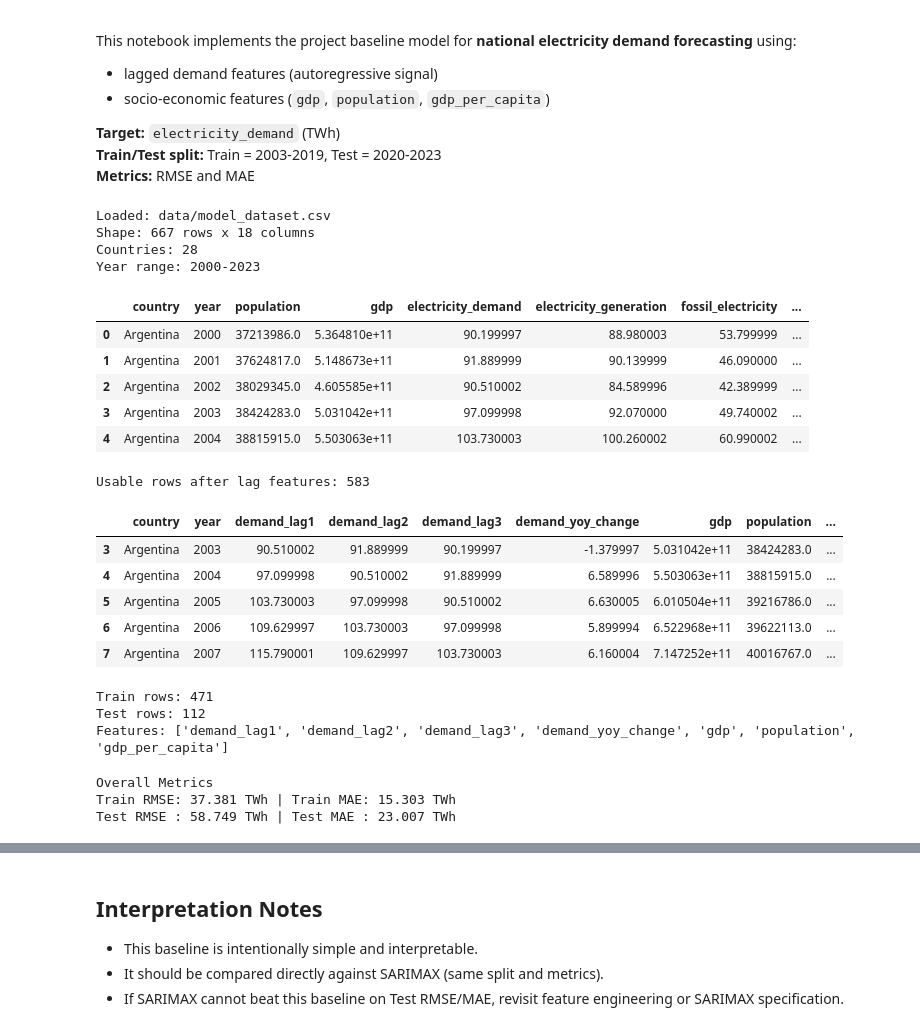
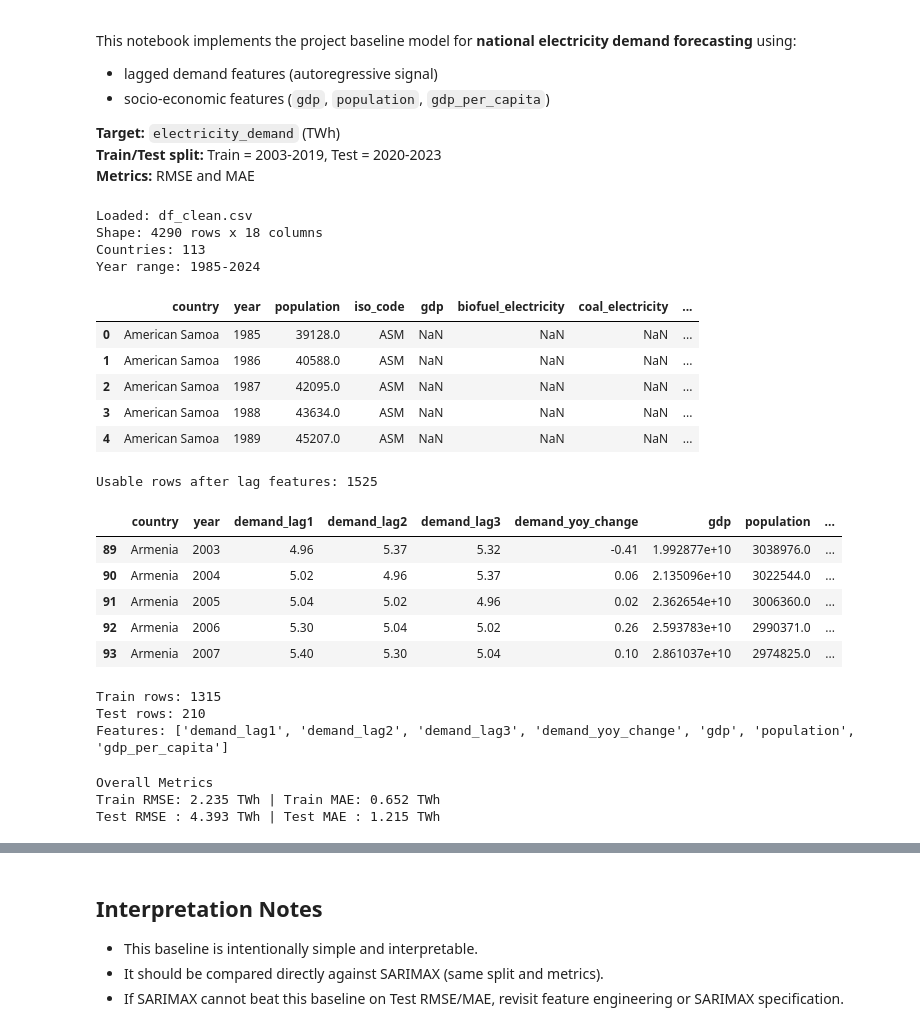
Before and after one commit to Mitch-json/AISD-Project, a Jupyter notebook: baseline_model.ipynb, the cells around one changed output, grey strips where cells are left out. Drawn from its saved outputs; the diff is of its cells as text; code cells hidden in the pictures.

```diff
--- a/baseline_model.ipynb
+++ b/baseline_model.ipynb
@@ -17,25 +17,25 @@ from sklearn.linear_model import LinearRegression
 from sklearn.metrics import mean_squared_error, mean_absolute_error
 # %%
 # Load dataset
-DATA_PATH = 'data/model_dataset.csv'
+DATA_PATH = 'df_clean.csv'
 df = pd.read_csv(DATA_PATH)
 
 print(f'Loaded: {DATA_PATH}')
 print(f'Shape: {df.shape[0]} rows x {df.shape[1]} columns')
 print(f'Countries: {df.country.nunique()}')
 print(f'Year range: {df.year.min()}-{df.year.max()}')
 df.head()
 # %% [output]
-Loaded: data/model_dataset.csv
-Shape: 667 rows x 18 columns
-Countries: 28
-Year range: 2000-2023
+Loaded: df_clean.csv
+Shape: 4290 rows x 18 columns
+Countries: 113
+Year range: 1985-2024
-|  | country | year | population | gdp | electricity_demand | electricity_generation | fossil_electricity | ... |
-| 0 | Argentina | 2000 | 37213986.0 | 5.364810e+11 | 90.199997 | 88.980003 | 53.799999 | ... |
-| 1 | Argentina | 2001 | 37624817.0 | 5.148673e+11 | 91.889999 | 90.139999 | 46.090000 | ... |
-| 2 | Argentina | 2002 | 38029345.0 | 4.605585e+11 | 90.510002 | 84.589996 | 42.389999 | ... |
-| 3 | Argentina | 2003 | 38424283.0 | 5.031042e+11 | 97.099998 | 92.070000 | 49.740002 | ... |
-| 4 | Argentina | 2004 | 38815915.0 | 5.503063e+11 | 103.730003 | 100.260002 | 60.990002 | ... |
+|  | country | year | population | iso_code | gdp | biofuel_electricity | coal_electricity | ... |
+| 0 | American Samoa | 1985 | 39128.0 | ASM | NaN | NaN | NaN | ... |
+| 1 | American Samoa | 1986 | 40588.0 | ASM | NaN | NaN | NaN | ... |
+| 2 | American Samoa | 1987 | 42095.0 | ASM | NaN | NaN | NaN | ... |
+| 3 | American Samoa | 1988 | 43634.0 | ASM | NaN | NaN | NaN | ... |
+| 4 | American Samoa | 1989 | 45207.0 | ASM | NaN | NaN | NaN | ... |
 # %%
 # Feature engineering
 TARGET = 'electricity_demand'
@@ -61,13 +61,13 @@ df_model = df.dropna(subset=FEATURE_COLS + [TARGET]).copy()
 print(f'Usable rows after lag features: {len(df_model)}')
 df_model[['country', 'year'] + FEATURE_COLS + [TARGET]].head()
 # %% [output]
-Usable rows after lag features: 583
+Usable rows after lag features: 1525
 |  | country | year | demand_lag1 | demand_lag2 | demand_lag3 | demand_yoy_change | gdp | population | ... |
-| 3 | Argentina | 2003 | 90.510002 | 91.889999 | 90.199997 | -1.379997 | 5.031042e+11 | 38424283.0 | ... |
-| 4 | Argentina | 2004 | 97.099998 | 90.510002 | 91.889999 | 6.589996 | 5.503063e+11 | 38815915.0 | ... |
-| 5 | Argentina | 2005 | 103.730003 | 97.099998 | 90.510002 | 6.630005 | 6.010504e+11 | 39216786.0 | ... |
-| 6 | Argentina | 2006 | 109.629997 | 103.730003 | 97.099998 | 5.899994 | 6.522968e+11 | 39622113.0 | ... |
-| 7 | Argentina | 2007 | 115.790001 | 109.629997 | 103.730003 | 6.160004 | 7.147252e+11 | 40016767.0 | ... |
+| 89 | Armenia | 2003 | 4.96 | 5.37 | 5.32 | -0.41 | 1.992877e+10 | 3038976.0 | ... |
+| 90 | Armenia | 2004 | 5.02 | 4.96 | 5.37 | 0.06 | 2.135096e+10 | 3022544.0 | ... |
+| 91 | Armenia | 2005 | 5.04 | 5.02 | 4.96 | 0.02 | 2.362654e+10 | 3006360.0 | ... |
+| 92 | Armenia | 2006 | 5.30 | 5.04 | 5.02 | 0.26 | 2.593783e+10 | 2990371.0 | ... |
+| 93 | Armenia | 2007 | 5.40 | 5.30 | 5.04 | 0.10 | 2.861037e+10 | 2974825.0 | ... |
 # %%
 # Temporal train/test split
 TRAIN_END = 2019
@@ -83,8 +83,8 @@ print(f'Train rows: {len(train)}')
 print(f'Test rows: {len(test)}')
 print(f'Features: {FEATURE_COLS}')
 # %% [output]
-Train rows: 471
-Test rows: 112
+Train rows: 1315
+Test rows: 210
 Features: ['demand_lag1', 'demand_lag2', 'demand_lag3', 'demand_yoy_change', 'gdp', 'population', 'gdp_per_capita']
 # %%
 # Train baseline model
@@ -108,8 +108,8 @@ print(f'Train RMSE: {train_rmse:.3f} TWh | Train MAE: {train_mae:.3f} TWh')
 print(f'Test RMSE : {test_rmse:.3f} TWh | Test MAE : {test_mae:.3f} TWh')
 # %% [output]
 Overall Metrics
-Train RMSE: 37.381 TWh | Train MAE: 15.303 TWh
-Test RMSE : 58.749 TWh | Test MAE : 23.007 TWh
+Train RMSE: 2.235 TWh | Train MAE: 0.652 TWh
+Test RMSE : 4.393 TWh | Test MAE : 1.215 TWh
 # %%
 # Per-country test metrics
 country_rows = []
```
Also changed, not shown: parts of 6 cells of this notebook.
